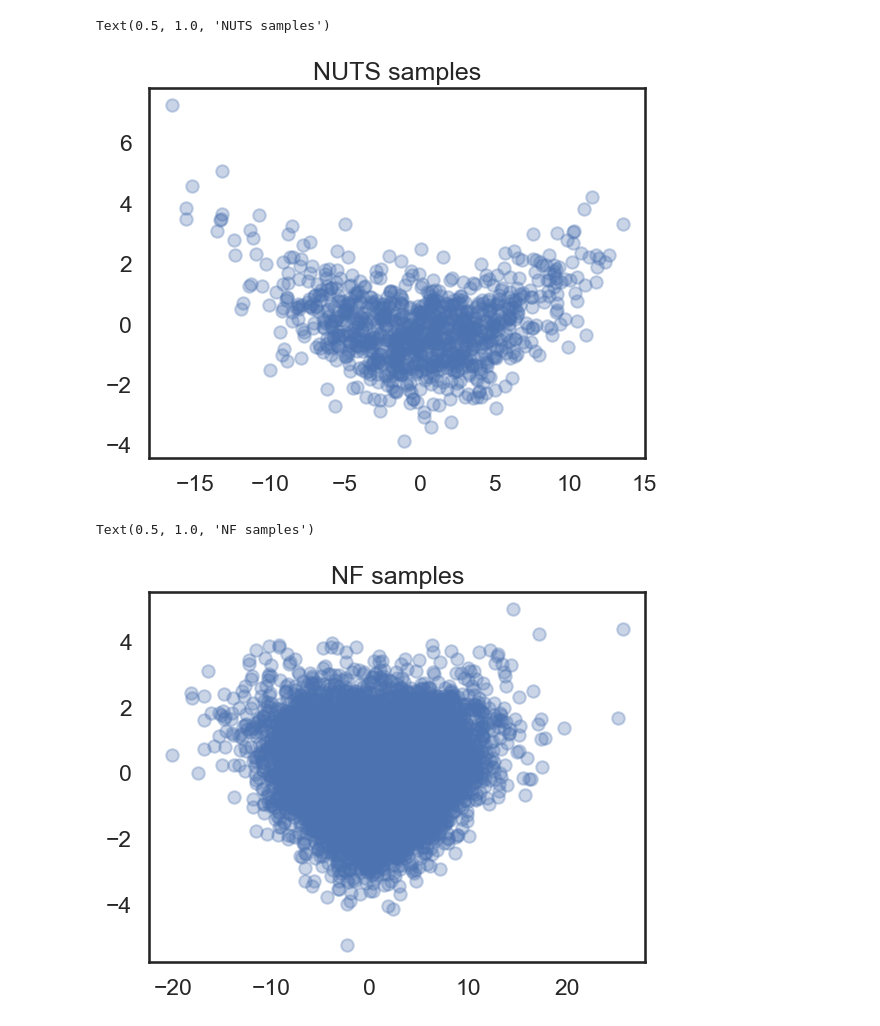
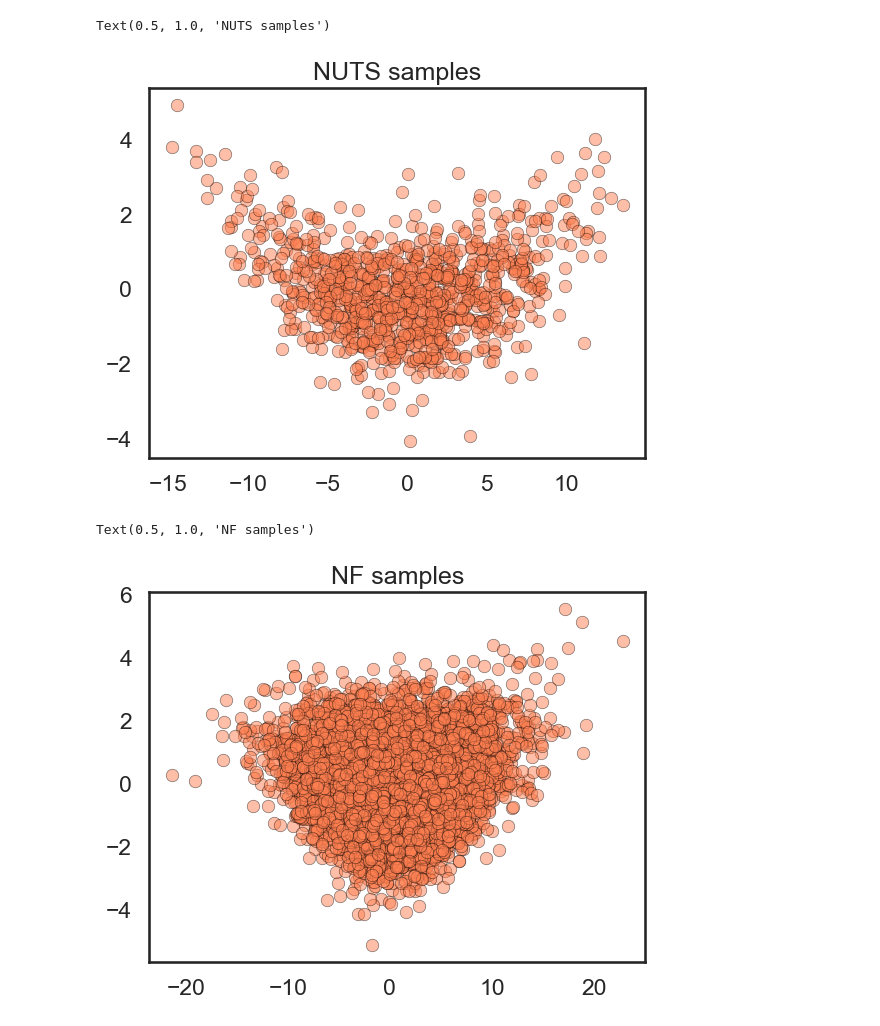
Before and after one commit to svsamsonov/ex2mcmc_new, a Jupyter notebook: experiments/exp_synthetic/flex_banana_new.ipynb, the cells around one changed output. Drawn from its saved outputs; the diff is of its cells as text; code cells hidden in the pictures.

Commit message:
upd plots

```diff
--- a/experiments/exp_synthetic/flex_banana_new.ipynb
+++ b/experiments/exp_synthetic/flex_banana_new.ipynb
@@ -102,9 +96,10 @@ plot_result(chains.cpu(), banana, proj_dim1=PROJ_DIM1, proj_dim2=PROJ_DIM2)
 # %%
-plt.scatter(chains.view(-1, dim)[:, PROJ_DIM1], chains.view(-1, dim)[:, PROJ_DIM2], alpha=0.3)
+chains = chains.cpu()
+plt.scatter(chains.view(-1, dim)[:, PROJ_DIM1], chains.view(-1, dim)[:, PROJ_DIM2], c='coral', edgecolors='black', linewidth=0.5, alpha=0.5, marker='o',)
 plt.title(r'NUTS samples')
 # %% [output]
 Text(0.5, 1.0, 'NUTS samples')
-[figure, old version]
+[figure, new version]
 # %%
 step_size = 1.0
 target_acceptance = 0.67
@@ -144,11 +139,11 @@ flex2mcmc(
 proposal.eval();
 # %%
 sample = proposal.sample((10000,)).detach().cpu()
-plt.scatter(sample.view(-1, dim)[:, PROJ_DIM1], sample.view(-1, dim)[:, PROJ_DIM2], alpha=0.3)
+plt.scatter(sample.view(-1, dim)[:, PROJ_DIM1], sample.view(-1, dim)[:, PROJ_DIM2], c='coral', edgecolors='black', linewidth=0.5, alpha=0.5, marker='o')
 plt.title('NF samples')
 # %% [output]
 Text(0.5, 1.0, 'NF samples')
-[figure, old version]
+[figure, new version]
 # %%
 # sample
 step_size = 0.1
```
Also changed, not shown: parts of 7 cells of this notebook, 6 other files.
